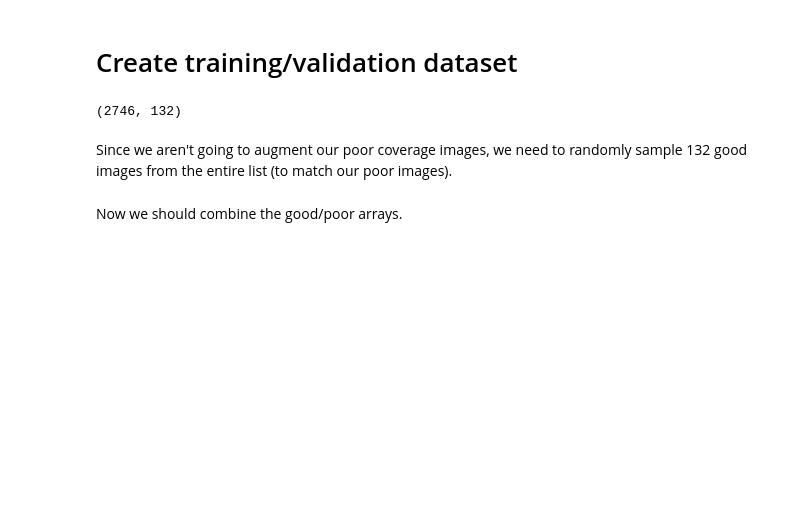
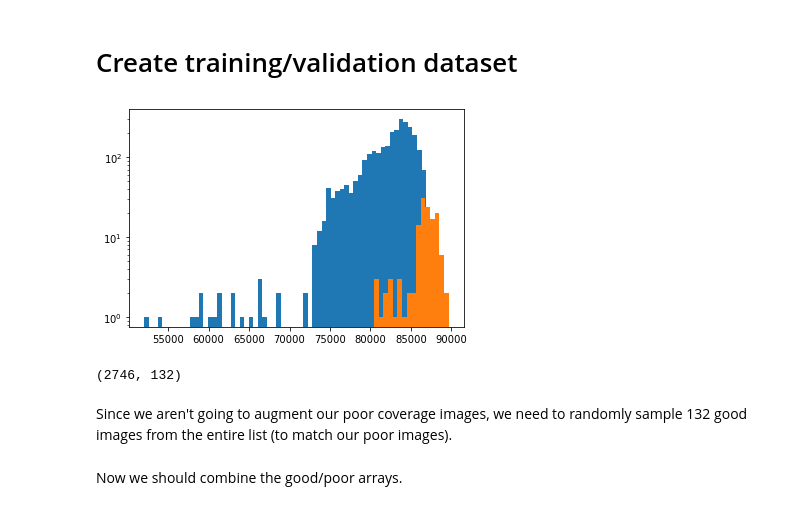
Before and after one commit to zhutchens1/rosat-xray-stacker, a Jupyter notebook: randomforest_noaug.ipynb, the cells around one changed output. Drawn from its saved outputs; the diff is of its cells as text; code cells hidden in the pictures; blank space fills up the shorter version.

```diff
--- a/randomforest_noaug.ipynb
+++ b/randomforest_noaug.ipynb
@@ -242,6 +260,14 @@ for f in os.listdir(pcpath):
         imagesXpoor.append(np.array([fx(image) for fx in metadata_funcs]))
         labelsypoor.append('poor_coverage')
         i+=1
+# %%
+plt.figure()
+plt.hist(goodcount, bins='fd', label='good images')
+plt.hist(testarray, bins='fd', label='poor images')
+plt.yscale('log')
+plt.show()
+# %% [output]
+[figure, added]
 # %%
 len(imagesXgood), len(imagesXpoor)
 # %% [output]
```
Also changed, not shown: parts of 12 cells of this notebook.
